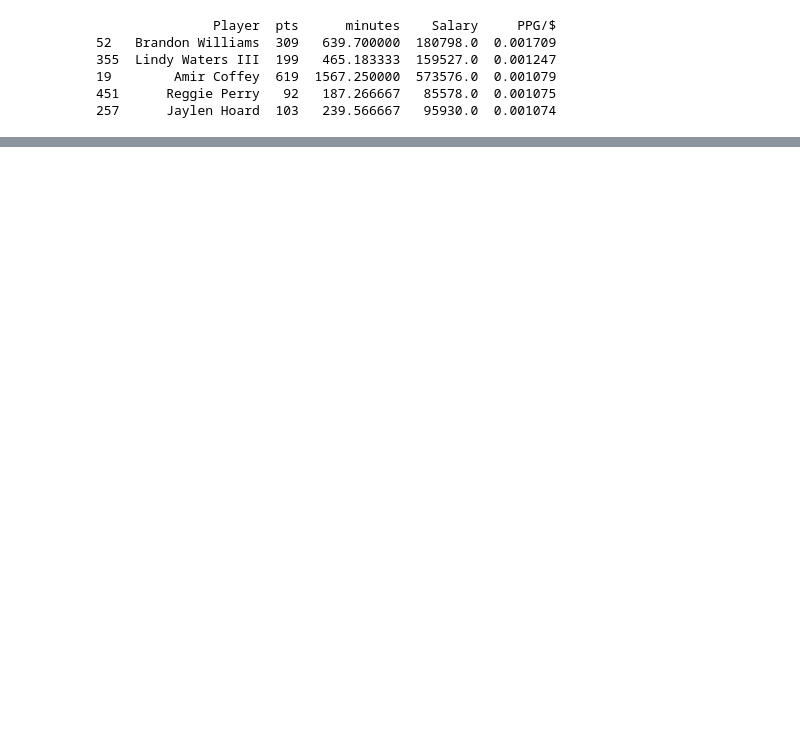
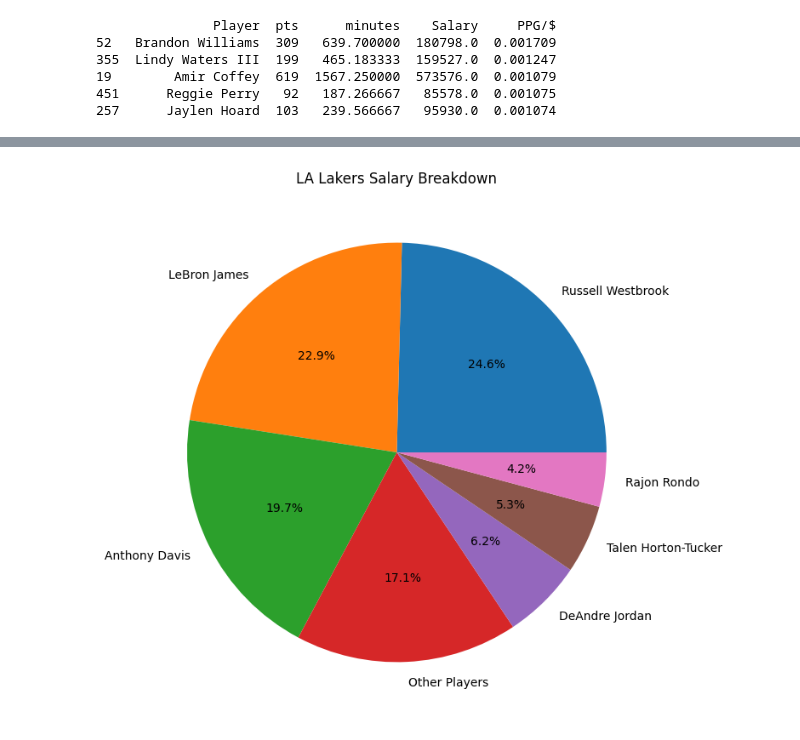
Before and after one commit to Cyber-Dust/Enterprise-Data-Analytics, a Jupyter notebook: NBA_Stats_IC.ipynb, the cells around one changed output, grey strips where cells are left out. Drawn from its saved outputs; the diff is of its cells as text; code cells hidden in the pictures; blank space fills up the shorter version.

```diff
--- a/NBA_Stats_IC.ipynb
+++ b/NBA_Stats_IC.ipynb
@@ -252,0 +347,15 @@ print(player_season_stats.head())
+# %%
+# Pie Chart prep
+# player, team, salary breakdown
+team_salary_breakdown = player_stats_salaries.groupby(by=['Player', 'Team_Abbrev'], as_index=False).agg({'Salary':'mean'})
+print(team_salary_breakdown.head())
+team_salary_breakdown = team_salary_breakdown[team_salary_breakdown['Team_Abbrev'] == 'LAL'].sort_values(by='Salary', ascending=False)
+team_salary_breakdown['top_players'] = team_salary_breakdown['Player'].apply(lambda x:
+                                                                             'Russell Westbrook' if x=='Russell Westbrook' else
+                                                                         'LeBron James' if x=='LeBron James' else
+                                                                             'Anthony Davis' if x== 'Anthony Davis' else
+                                                                             'DeAndre Jordan' if x== 'DeAndre Jordan' else
+                                                                             'Talen Horton-Tucker' if x== 'Talen Horton-Tucker' else
+                                                                             'Rajon Rondo' if x== 'Rajon Rondo' else 'Other Players')
+LAL_top_salaries = team_salary_breakdown.groupby(by=['top_players'], as_index=False).agg({'Salary':'sum'}).sort_values(by='Salary', ascending=False)
+print(LAL_top_salaries)
@@ -252,0 +377,16 @@ print(player_season_stats.head())
+# %%
+# Pie Chart - Show  the Lakers players salary breakdown, who takes up the most of the salary budget?
+fig, ax = plt.subplots(figsize=(14,8), dpi=100)
+
+
+# set title
+plt.title(label='LA Lakers Salary Breakdown')
+
+
+# write code to create pie chart here
+plt.pie(x=LAL_top_salaries['Salary'], labels=LAL_top_salaries['top_players'], autopct='%1.1f%%')
+
+
+plt.show()
+# %% [output]
+[figure, added]
```
Also changed, not shown: parts of 9 cells of this notebook.
